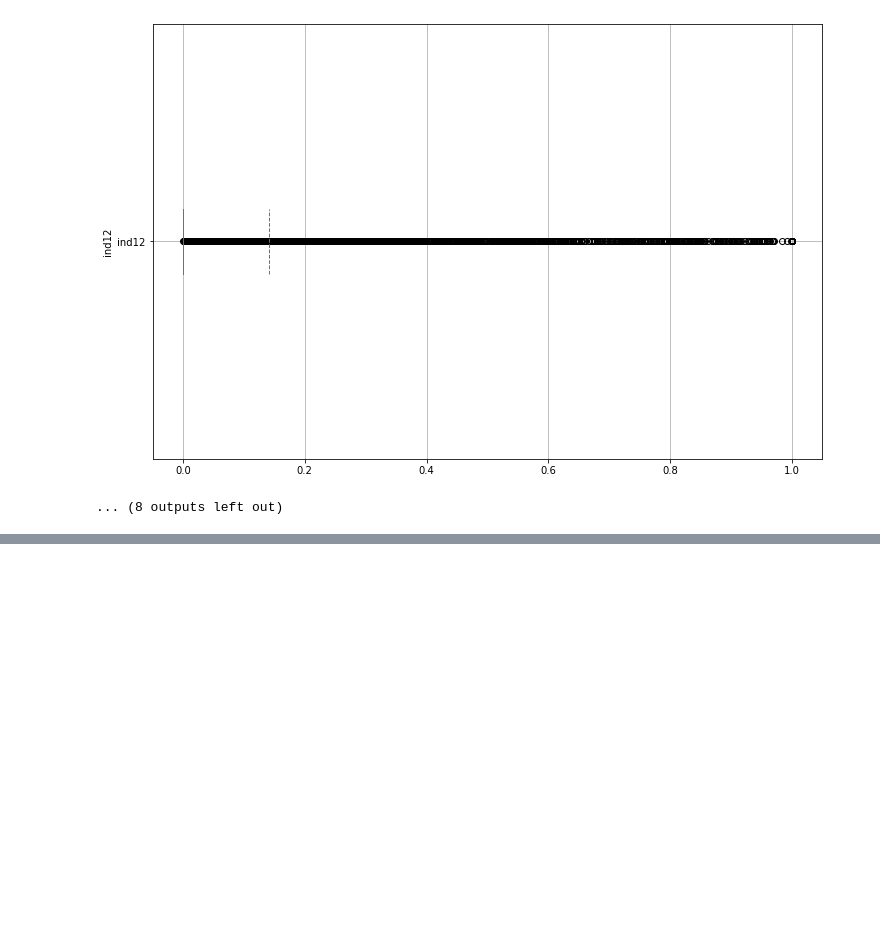
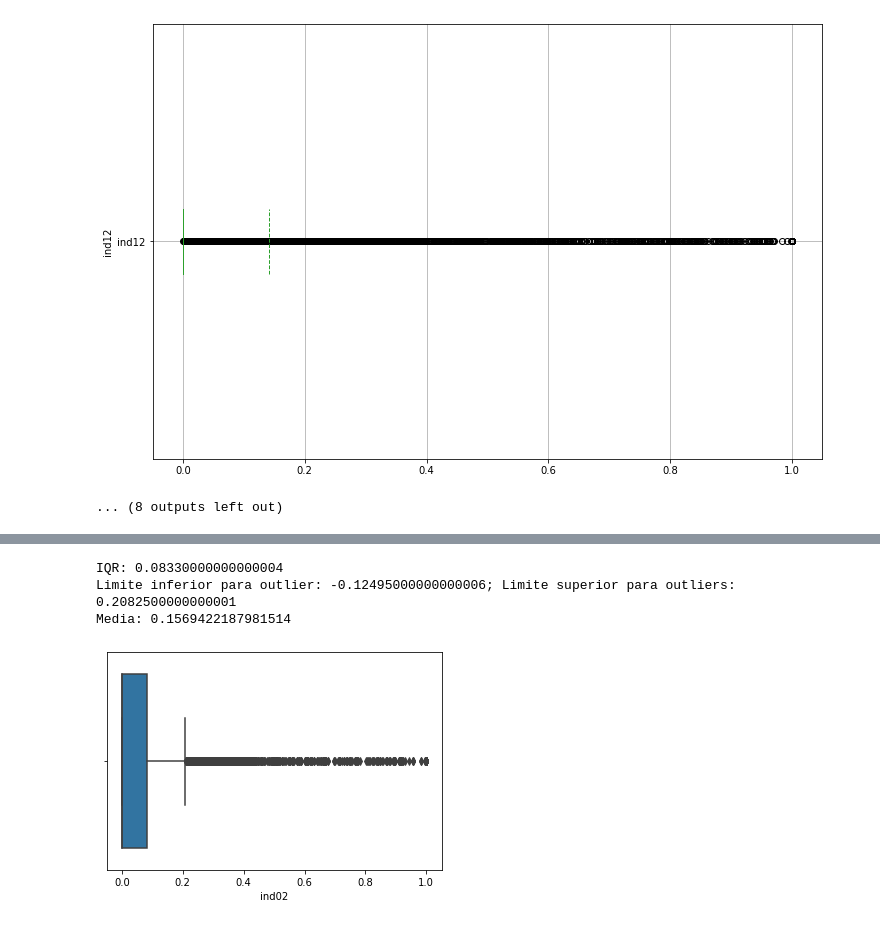
Before and after one commit to jjefferson2006/DSWP_JJ_altera, a Jupyter notebook: Notebooks/desafio_RFB.ipynb, the cells around one changed output, grey strips where cells are left out. Saved outputs shown, nothing was run; the diff lists cells and outputs as text; code cells hidden in the pictures; blank space fills up the shorter version.

```diff
--- a/Notebooks/desafio_RFB.ipynb
+++ b/Notebooks/desafio_RFB.ipynb
@@ -712,0 +665,7 @@ ind01     34         0.0
+# %%
+'''df_rec_trei, limite_superior_outliers = trata_outliers(df=df_rec_trei, coluna='ind02')'''
+# %% [output]
+IQR: 0.08330000000000004
+Limite inferior para outlier: -0.12495000000000006; Limite superior para outliers: 0.2082500000000001
+Media: 0.1569422187981514
+[figure, added]
```
Also changed, not shown: parts of 50 cells of this notebook.
